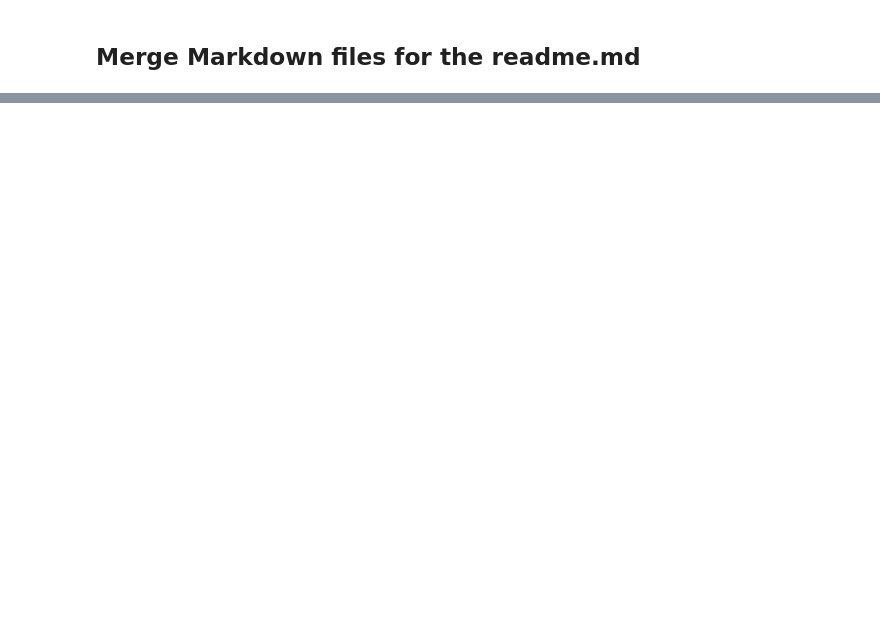
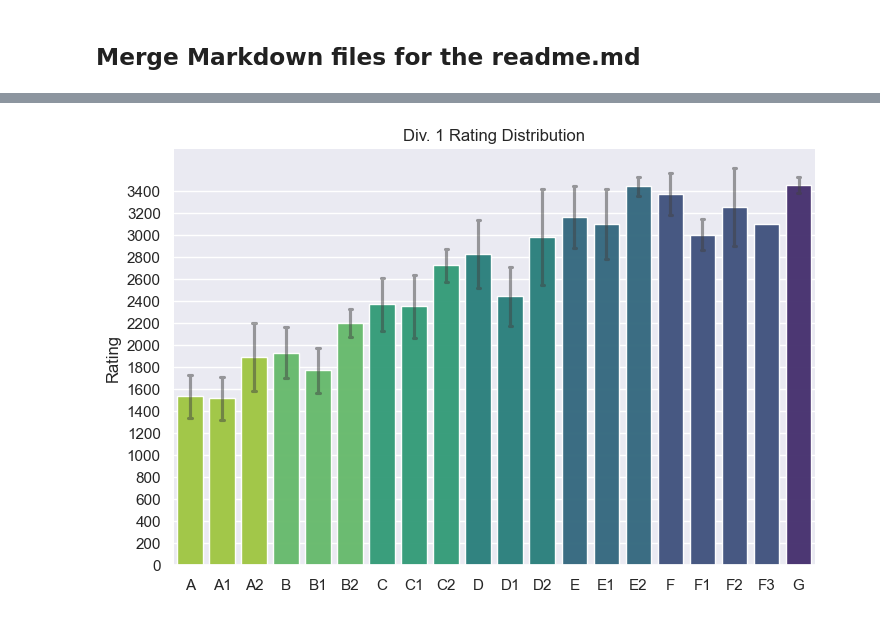
Before and after one commit to Gholamrezadar/codeforces-problem-categorizer, a Jupyter notebook: extract_cf_questions.ipynb, the cells around one changed output, grey strips where cells are left out. Saved outputs shown, nothing was run; the diff lists cells and outputs as text; code cells hidden in the pictures; blank space fills up the shorter version.

Commit message:
add plots

```diff
--- a/extract_cf_questions.ipynb
+++ b/extract_cf_questions.ipynb
@@ -255,0 +274,13 @@ with open(output_file, "w") as outfile:
+# %%
+div_1_df_100 = generate_output(merged_df, division=1, contest_count=100)
+div_2_df_100 = generate_output(merged_df, division=2, contest_count=100)
+div_3_df_100 = generate_output(merged_df, division=3, contest_count=100)
+# %%
+def combine_letters(df):
+    temp_df = df.copy()
+    temp_df['CombinedIndex'] = temp_df.apply(lambda x: x['Index'][0], axis=1)
+    return temp_df
+# %%
+div_1_df_100 = combine_letters(div_1_df_100)
+div_2_df_100 = combine_letters(div_2_df_100)
+div_3_df_100 = combine_letters(div_3_df_100)
@@ -255,0 +303,33 @@ with open(output_file, "w") as outfile:
+# %%
+import matplotlib.pyplot as plt
+import seaborn as sns
+sns.set_theme(style="darkgrid")
+def plot_rating(df, title, merged=False):
+    if merged:
+        g = sns.catplot(
+            data=df, kind="bar",
+            x="CombinedIndex", y="Rating", hue="CombinedIndex", palette="viridis_r",
+            capsize=0.1, err_kws={"alpha": .5},
+            errorbar="sd", alpha=.99, height=5, aspect=1.2,
+        )
+    else:
+        g = sns.catplot(
+            data=df, kind="bar",
+            x="Index", y="Rating", hue="CombinedIndex", palette="viridis_r",
+            capsize=0.1, err_kws={"alpha": .5},
+            errorbar="sd", alpha=.99, height=5, aspect=1.5,
+        )
+    g.despine(left=True)
+    g.set_axis_labels("", "Rating")
+    import numpy as np
+    plt.yticks(np.arange(0, 3600, step=200))
+    if not merged:
+        g.legend.remove()
+    plt.title(title)
+    plt.show()
+# %%
+plot_rating(div_1_df_100, "Div. 1 Rating Distribution", merged=False)
+# plot_rating(div_2_df_100, "Div. 2 Rating Distribution", merged=False)
+# plot_rating(div_3_df_100, "Div. 3 Rating Distribution", merged=False)
+# %% [output]
+[figure, added]
```
Also changed, not shown: parts of 7 cells of this notebook, 5 other files.
